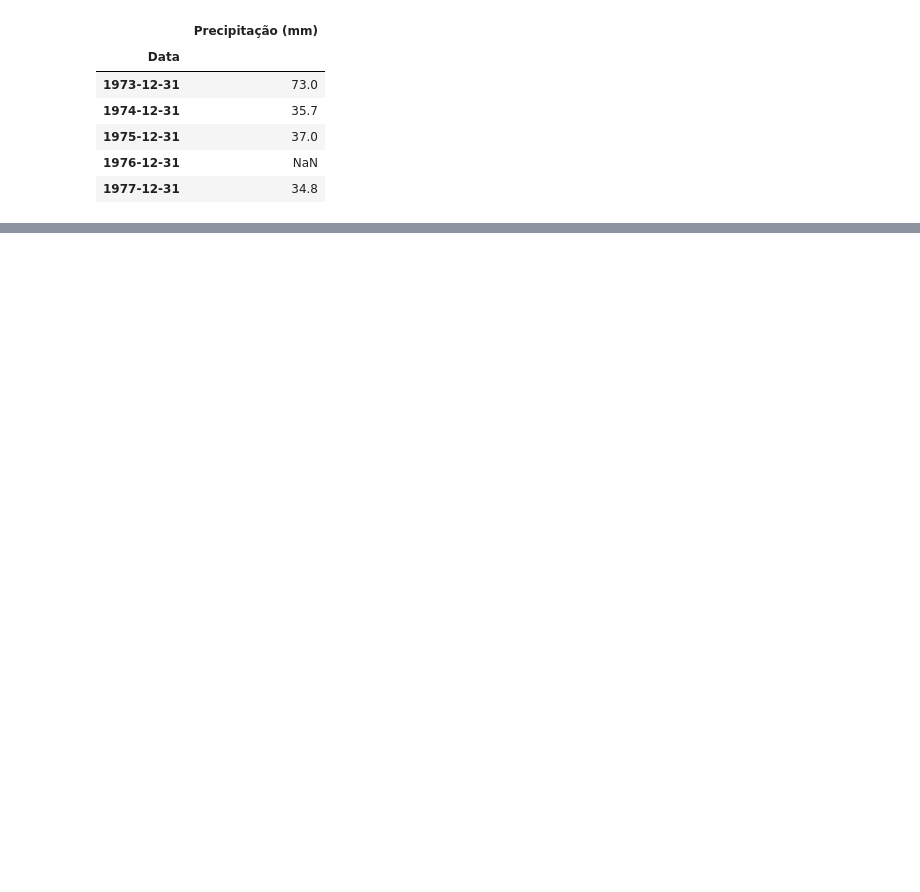
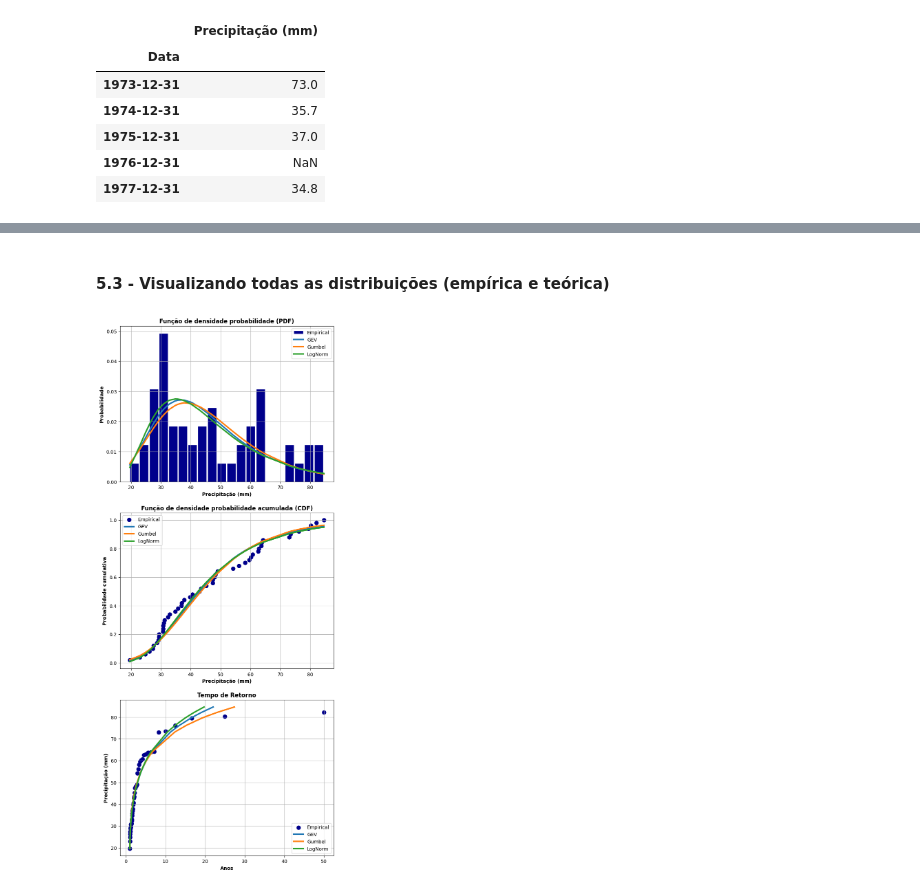
Before and after one commit to flow-ufal/gpm_precipitation_tools, a Jupyter notebook: modulos_tratamento_dados/exemplos/exemplo-modulo2.ipynb, the cells around one changed output, grey strips where cells are left out. Cells and saved outputs as stored; diff of their text form; code cells hidden in the pictures; blank space fills up the shorter version.

```diff
--- a/modulos_tratamento_dados/exemplos/exemplo-modulo2.ipynb
+++ b/modulos_tratamento_dados/exemplos/exemplo-modulo2.ipynb
@@ -88,0 +121,9 @@ TypeError: only length-1 arrays can be converted to Python scalars
+# %% [markdown]
+#### 5.3 - Visualizando todas as distribuições (empírica e teórica)
+# %%
+list_df = [df_empirical, df_gev, df_gumbel, df_lognorm]
+list_names = ['Empirical', 'GEV', 'Gumbel', 'LogNorm']
+
+modulo2.plot_all_dist(list_df, list_names, nbins=20, widthbar=3)
+# %% [output]
+[figure, added]
```
Also changed, not shown: parts of 14 cells of this notebook, 2 other files.
